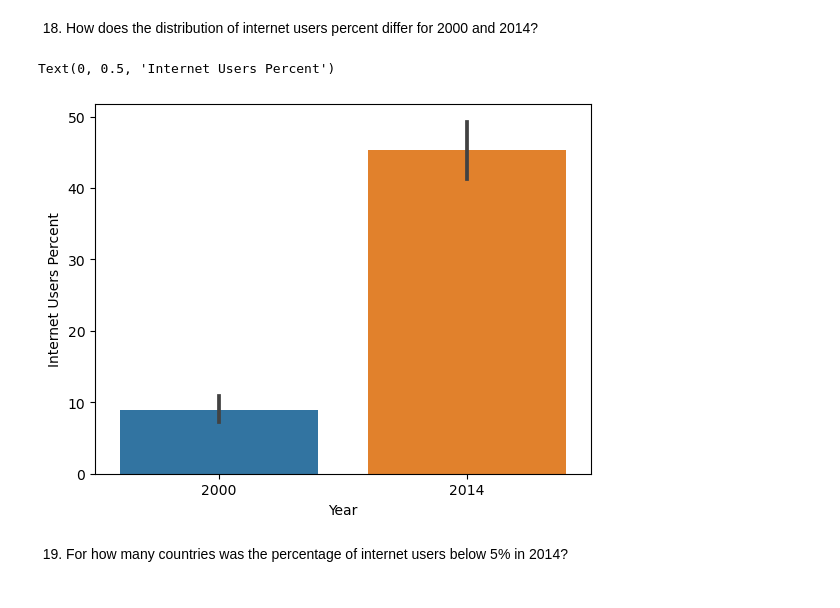
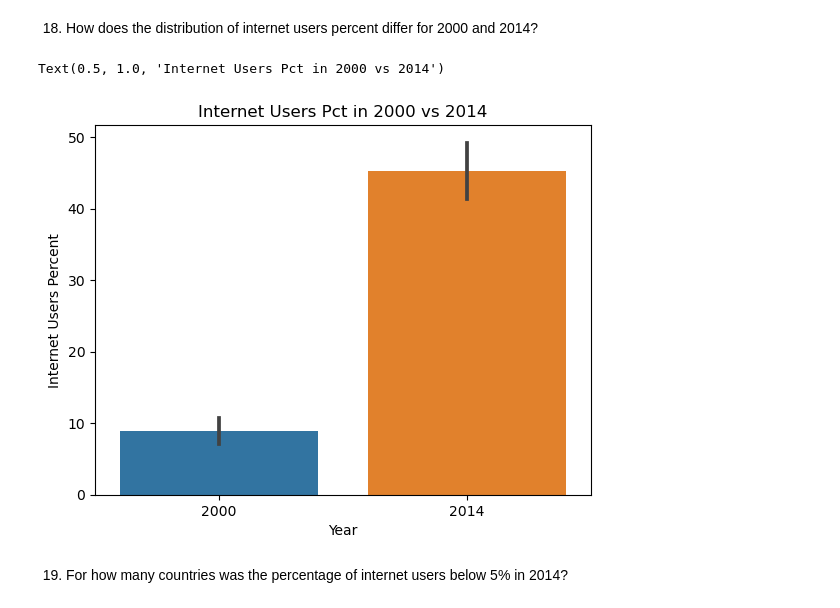
Before and after one commit to NSS-Data-Analytics-Cohort-10/gdp-and-internet-usage-emmydoore, a Jupyter notebook: notebooks/gdp-and-internet-usage.ipynb, the cells around one changed output. Drawn from its saved outputs; the diff is of its cells as text; code cells hidden in the pictures.

```diff
--- a/notebooks/gdp-and-internet-usage.ipynb
+++ b/notebooks/gdp-and-internet-usage.ipynb
@@ -340,5 +340,6 @@ None
 # %% [markdown]
 15. Drop the `Value Footnotes` column and rename the remaining three to 'Country', 'Year', and 'Internet_Users_Pct'.
 # %%
+internet_df['Year']=internet_df['Year'].astype(int)
 internet_df.dropna(inplace=True)
 internet_df= internet_df.drop('Value Footnotes',axis=1)
@@ -383,15 +398,15 @@ print(internet_year_min.sort_values(['Year','Country'],ascending=[True,True]).he
 # %% [markdown]
 18. How does the distribution of internet users percent differ for 2000 and 2014?
 # %%
-internet_users_2000_and_2014=internet_df[internet_df['Year'].isin(['2000','2014'])]
+internet_users_2000_and_2014=internet_df[internet_df['Year'].isin([2000,2014])]
 internet_users_2000_and_2014=internet_users_2000_and_2014.sort_values('Year',ascending=True)
 sns.barplot(x='Year',y='Internet_Users_Pct',data=internet_users_2000_and_2014)
 plt.xlabel('Year')
 plt.ylabel('Internet Users Percent')
 plt.title('Internet Users Pct in 2000 vs 2014')
 # %% [output]
-Text(0, 0.5, 'Internet Users Percent')
+Text(0.5, 1.0, 'Internet Users Pct in 2000 vs 2014')
-[figure, old version]
+[figure, new version]
 # %% [markdown]
 19. For how many countries was the percentage of internet users below 5% in 2014?
 # %%
```
Also changed, not shown: parts of 7 cells of this notebook.
